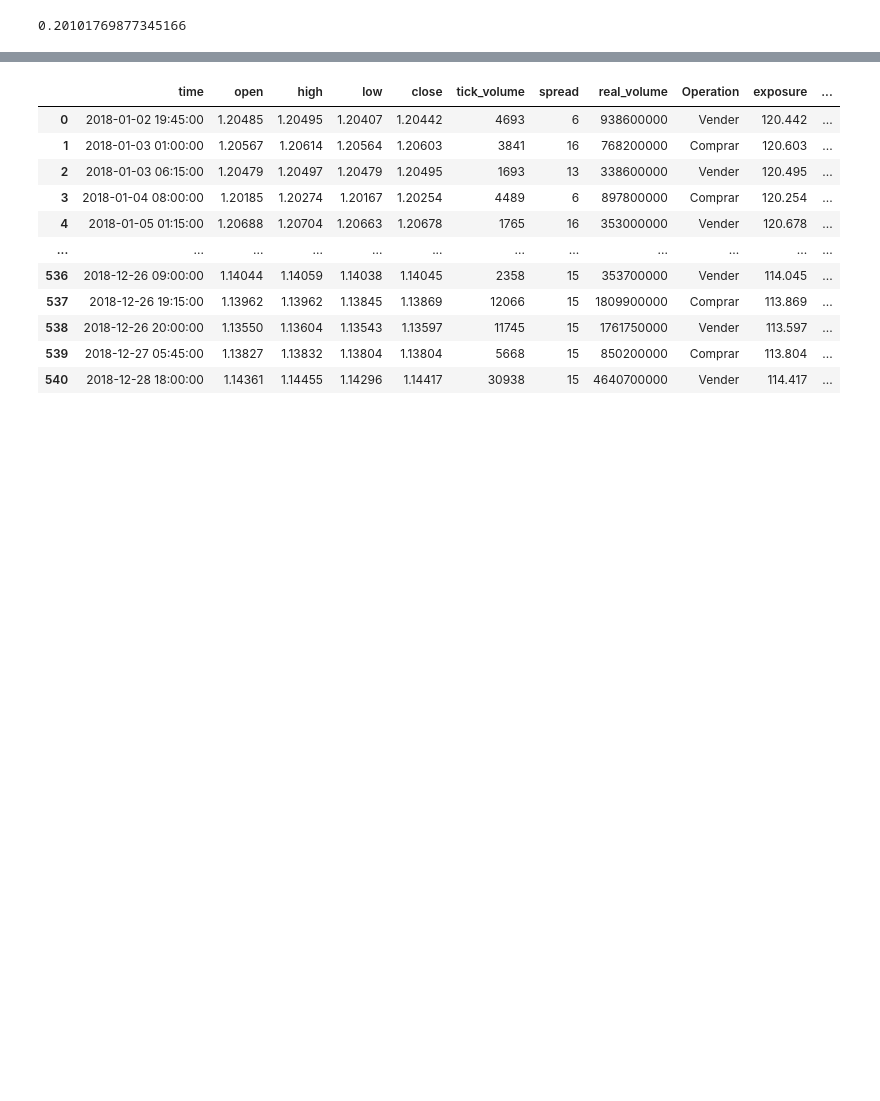
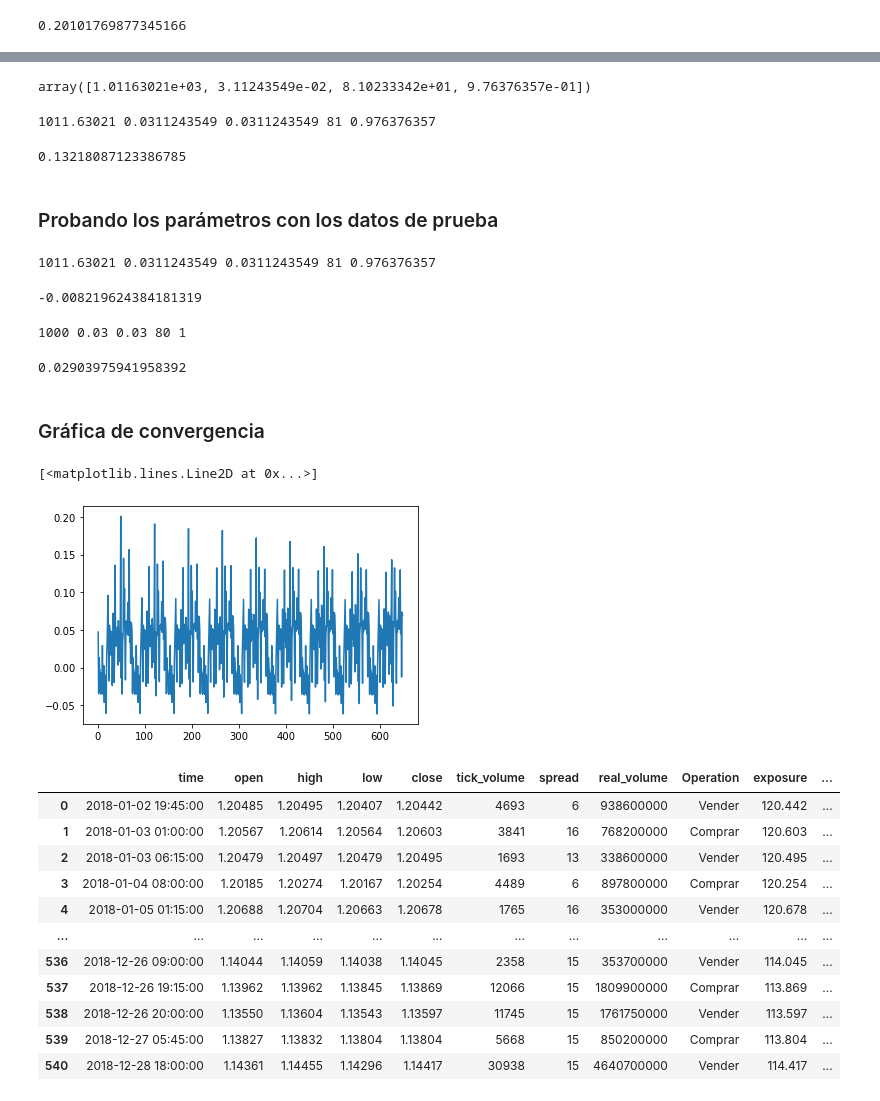
Before and after one commit to labv98/MyST_LAB_5_E1, a Jupyter notebook: Notebook_LAB5.ipynb, the cells around one changed output, grey strips where cells are left out. Saved outputs shown, nothing was run; the diff lists cells and outputs as text; code cells hidden in the pictures; blank space fills up the shorter version.

```diff
--- a/Notebook_LAB5.ipynb
+++ b/Notebook_LAB5.ipynb
@@ -493,0 +1182,36 @@ sd_bb = 2
+# %%
+# A funcion
+x0 = [1000, 0.03, 80, 1]
+cons = (np.array([990, 0.02, 50, 1]),
+        np.array([1000, 0.04, 100, 3]))
+res = minimize(cost_function, x0, method='Nelder-Mead', bounds=cons, tol=1e-6)
+res.x
+# %% [output]
+array([1.01163021e+03, 3.11243549e-02, 8.10233342e+01, 9.76376357e-01])
+# %%
+function(1.01163021e+03, 3.11243549e-02, 8.10233342e+01, 9.76376357e-01)
+# %% [output]
+1011.63021 0.0311243549 0.0311243549 81 0.976376357
+0.13218087123386785
+# %% [markdown]
+### Probando los parámetros con los datos de prueba
+# %%
+function_prueba(1.01163021e+03, 3.11243549e-02, 8.10233342e+01, 9.76376357e-01)
+# %% [output]
+1011.63021 0.0311243549 0.0311243549 81 0.976376357
+-0.008219624384181319
+# %%
+function_prueba(1000, 0.03, 80, 1)
+# %% [output]
+1000 0.03 0.03 80 1
+0.02903975941958392
+# %% [markdown]
+### Gráfica de convergencia
+# %%
+x = np.arange(1, len(resultados) + 1)
+y = resultados
+
+plt.plot(x, y)
+# %% [output]
+[<matplotlib.lines.Line2D at 0x...>]
+[figure, added]
```
Also changed, not shown: parts of 14 cells of this notebook, 6 other files.
